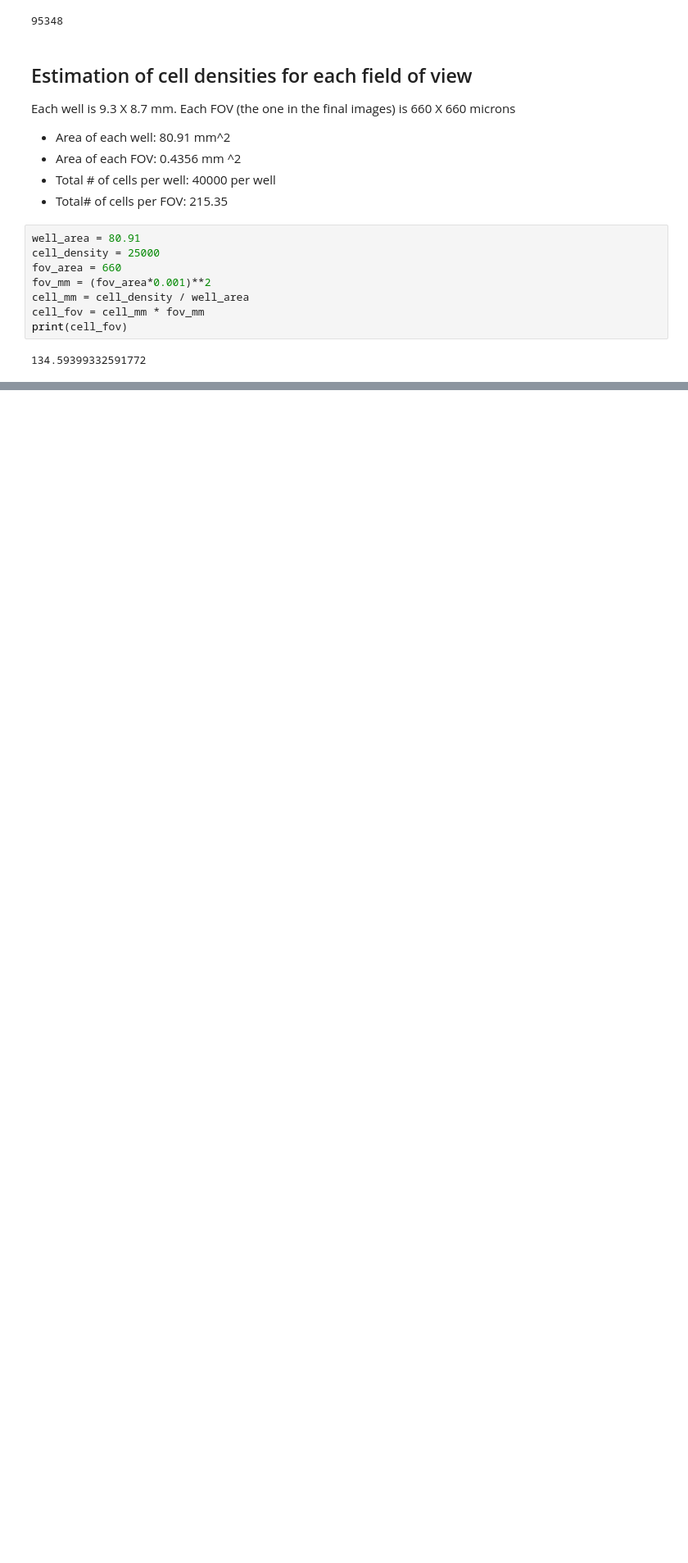
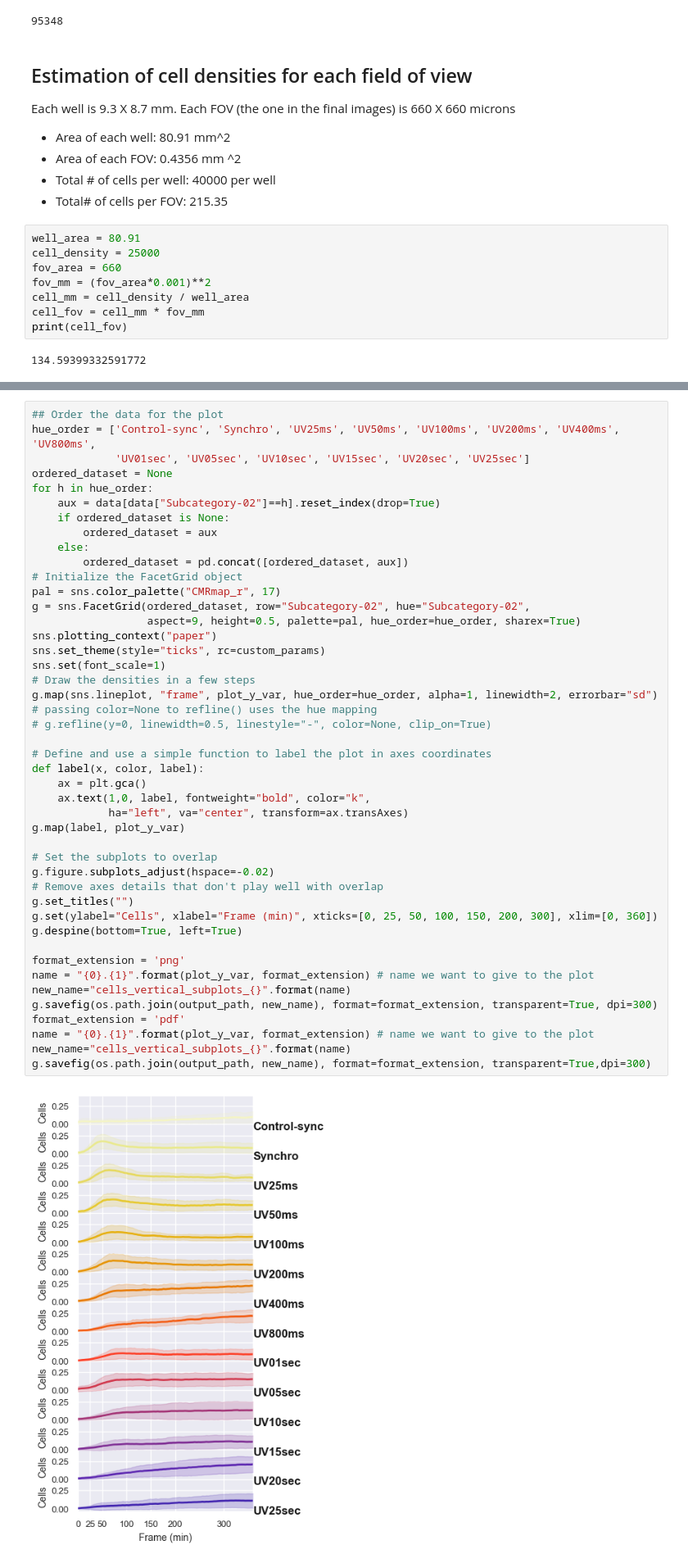
Before and after one commit to HenriquesLab/PhotoFiTT, a Jupyter notebook: notebooks/Reproduce paper plots.ipynb, the cells around one changed output, grey strips where cells are left out. Shown at 82% size. Drawn from its saved outputs; the diff is of its cells as text; blank space fills up the shorter version.

```diff
--- a/notebooks/Reproduce paper plots.ipynb
+++ b/notebooks/Reproduce paper plots.ipynb
@@ -88,0 +93,47 @@ def plot_conditions(data, y_var, title, condition, output_path, name, style_cond
+# %%
+## Order the data for the plot
+hue_order = ['Control-sync', 'Synchro', 'UV25ms', 'UV50ms', 'UV100ms', 'UV200ms', 'UV400ms', 'UV800ms',
+             'UV01sec', 'UV05sec', 'UV10sec', 'UV15sec', 'UV20sec', 'UV25sec']
+ordered_dataset = None
+for h in hue_order:
+    aux = data[data["Subcategory-02"]==h].reset_index(drop=True)
+    if ordered_dataset is None:
+        ordered_dataset = aux
+    else:
+        ordered_dataset = pd.concat([ordered_dataset, aux])
+# Initialize the FacetGrid object
+pal = sns.color_palette("CMRmap_r", 17)
+g = sns.FacetGrid(ordered_dataset, row="Subcategory-02", hue="Subcategory-02",
+                  aspect=9, height=0.5, palette=pal, hue_order=hue_order, sharex=True)
+sns.plotting_context("paper")
+sns.set_theme(style="ticks", rc=custom_params)
+sns.set(font_scale=1)
+# Draw the densities in a few steps
+g.map(sns.lineplot, "frame", plot_y_var, hue_order=hue_order, alpha=1, linewidth=2, errorbar="sd")
+# passing color=None to refline() uses the hue mapping
+# g.refline(y=0, linewidth=0.5, linestyle="-", color=None, clip_on=True)
+
+# Define and use a simple function to label the plot in axes coordinates
+def label(x, color, label):
+    ax = plt.gca()
+    ax.text(1,0, label, fontweight="bold", color="k",
+            ha="left", va="center", transform=ax.transAxes)
+g.map(label, plot_y_var)
+
+# Set the subplots to overlap
+g.figure.subplots_adjust(hspace=-0.02)
+# Remove axes details that don't play well with overlap
+g.set_titles("")
+g.set(ylabel="Cells", xlabel="Frame (min)", xticks=[0, 25, 50, 100, 150, 200, 300], xlim=[0, 360])
+g.despine(bottom=True, left=True)
+
+format_extension = 'png'
+name = "{0}.{1}".format(plot_y_var, format_extension) # name we want to give to the plot
+new_name="cells_vertical_subplots_{}".format(name)
+g.savefig(os.path.join(output_path, new_name), format=format_extension, transparent=True, dpi=300)
+format_extension = 'pdf'
+name = "{0}.{1}".format(plot_y_var, format_extension) # name we want to give to the plot
+new_name="cells_vertical_subplots_{}".format(name)
+g.savefig(os.path.join(output_path, new_name), format=format_extension, transparent=True,dpi=300)
+# %% [output]
+[figure, added]
```
Also changed, not shown: parts of 20 cells of this notebook, 22 other files.
